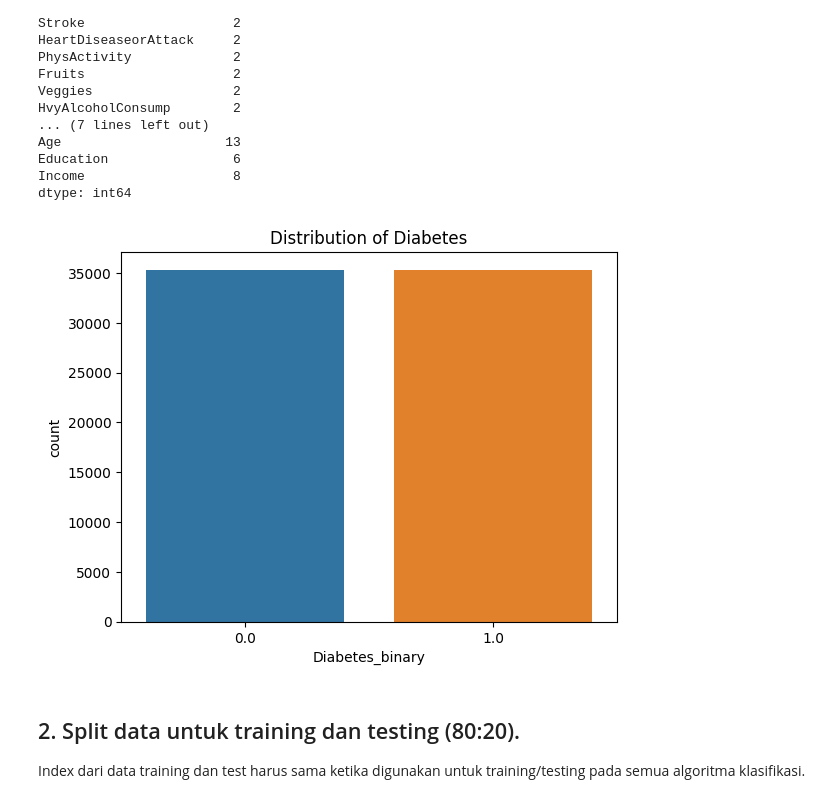
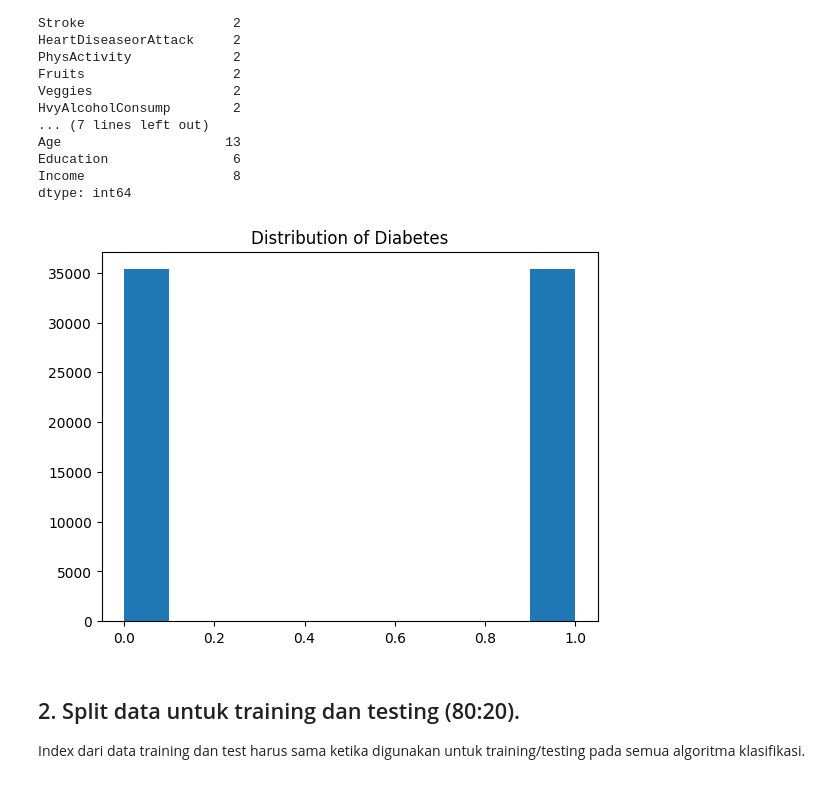
Before and after one commit to saifudienrosyid/finalproject_KKPM, a Jupyter notebook: baseline.ipynb, the cells around one changed output. Saved outputs shown, nothing was run; the diff lists cells and outputs as text; code cells hidden in the pictures.

```diff
--- a/baseline.ipynb
+++ b/baseline.ipynb
@@ -91,11 +91,11 @@ Education                6
 Income                   8
 dtype: int64
 # %%
-sns.countplot(x='Diabetes_binary', data=df)
+plt.hist(x='Diabetes_binary', data=df)
 plt.title('Distribution of Diabetes')
 plt.show()
 # %% [output]
-[figure, old version]
+[figure, new version]
 # %% [markdown]
 ## 2. Split data untuk training dan testing (80:20).
 Index dari data training dan test harus sama ketika digunakan untuk training/testing pada semua algoritma klasifikasi.
```
Also changed, not shown: parts of 1 cell of this notebook, 3 other files.
